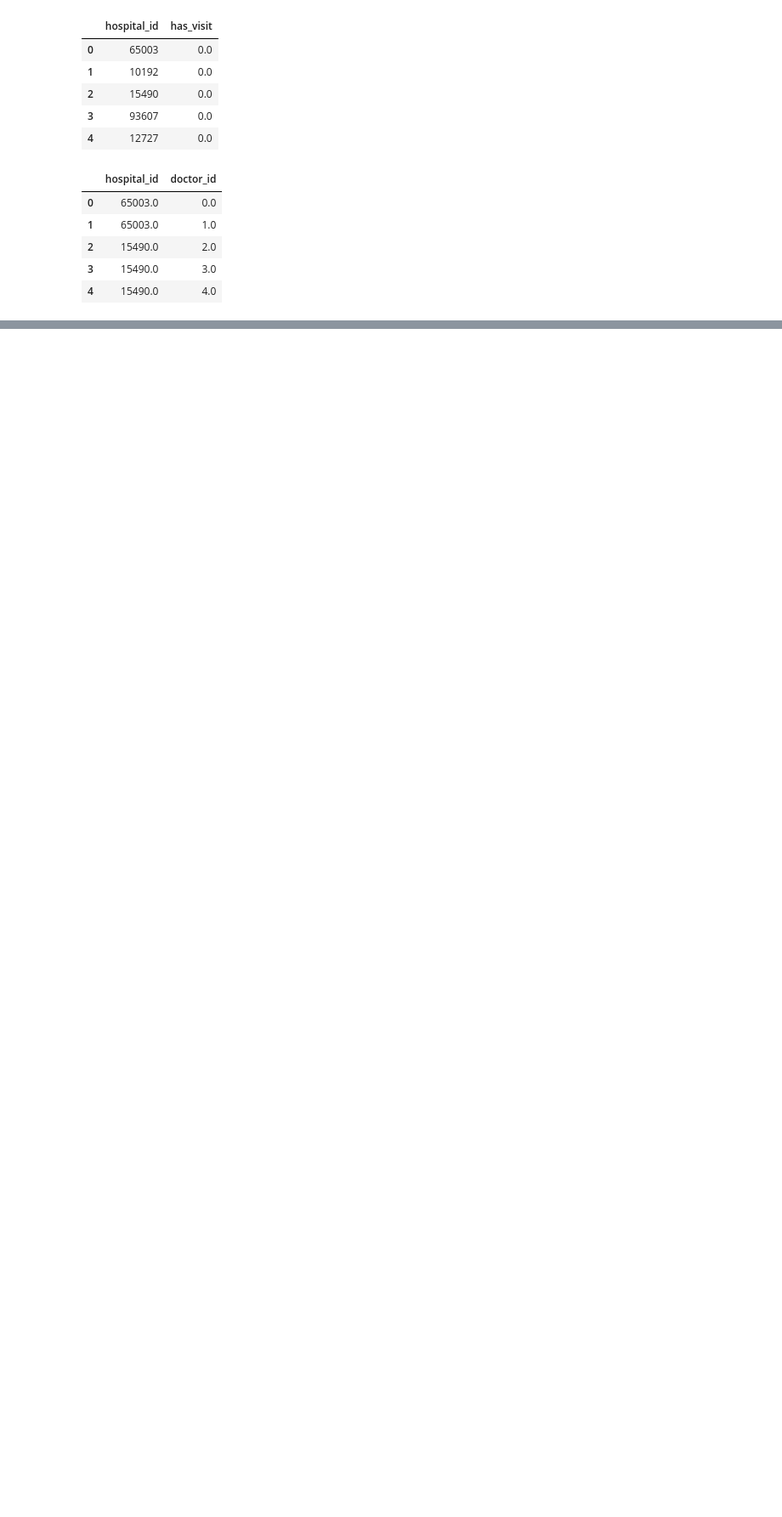
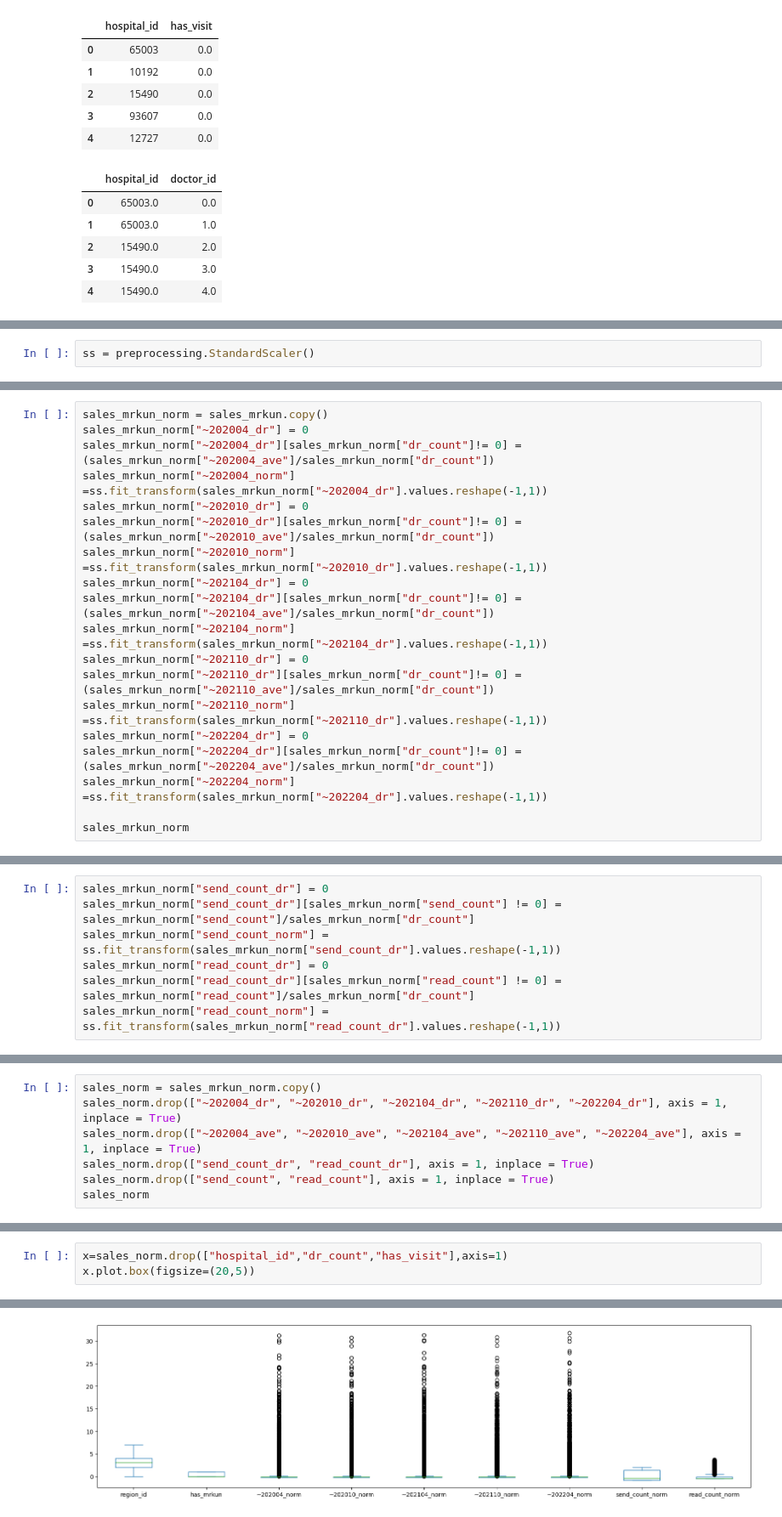
Before and after one commit to uehiratakumu/VScode, a Jupyter notebook: M3_intern/eda.ipynb, the cells around one changed output, grey strips where cells are left out. Shown at 85% size. Cells and saved outputs as stored; diff of their text form; blank space fills up the shorter version.

```diff
--- a/M3_intern/eda.ipynb
+++ b/M3_intern/eda.ipynb
@@ -248,0 +218,2 @@ train.corr().style.background_gradient(axis=None)
+# %%
+ss = preprocessing.StandardScaler()
@@ -248,0 +222,19 @@ train.corr().style.background_gradient(axis=None)
+# %%
+sales_mrkun_norm = sales_mrkun.copy()
+sales_mrkun_norm["~202004_dr"] = 0
+sales_mrkun_norm["~202004_dr"][sales_mrkun_norm["dr_count"]!= 0] = (sales_mrkun_norm["~202004_ave"]/sales_mrkun_norm["dr_count"])
+sales_mrkun_norm["~202004_norm"] =ss.fit_transform(sales_mrkun_norm["~202004_dr"].values.reshape(-1,1))
+sales_mrkun_norm["~202010_dr"] = 0
+sales_mrkun_norm["~202010_dr"][sales_mrkun_norm["dr_count"]!= 0] = (sales_mrkun_norm["~202010_ave"]/sales_mrkun_norm["dr_count"])
+sales_mrkun_norm["~202010_norm"] =ss.fit_transform(sales_mrkun_norm["~202010_dr"].values.reshape(-1,1))
+sales_mrkun_norm["~202104_dr"] = 0
+sales_mrkun_norm["~202104_dr"][sales_mrkun_norm["dr_count"]!= 0] = (sales_mrkun_norm["~202104_ave"]/sales_mrkun_norm["dr_count"])
+sales_mrkun_norm["~202104_norm"] =ss.fit_transform(sales_mrkun_norm["~202104_dr"].values.reshape(-1,1))
+sales_mrkun_norm["~202110_dr"] = 0
+sales_mrkun_norm["~202110_dr"][sales_mrkun_norm["dr_count"]!= 0] = (sales_mrkun_norm["~202110_ave"]/sales_mrkun_norm["dr_count"])
+sales_mrkun_norm["~202110_norm"] =ss.fit_transform(sales_mrkun_norm["~202110_dr"].values.reshape(-1,1))
+sales_mrkun_norm["~202204_dr"] = 0
+sales_mrkun_norm["~202204_dr"][sales_mrkun_norm["dr_count"]!= 0] = (sales_mrkun_norm["~202204_ave"]/sales_mrkun_norm["dr_count"])
+sales_mrkun_norm["~202204_norm"] =ss.fit_transform(sales_mrkun_norm["~202204_dr"].values.reshape(-1,1))
+
+sales_mrkun_norm
@@ -248,0 +275,7 @@ train.corr().style.background_gradient(axis=None)
+# %%
+sales_mrkun_norm["send_count_dr"] = 0
+sales_mrkun_norm["send_count_dr"][sales_mrkun_norm["send_count"] != 0] = sales_mrkun_norm["send_count"]/sales_mrkun_norm["dr_count"]
+sales_mrkun_norm["send_count_norm"] = ss.fit_transform(sales_mrkun_norm["send_count_dr"].values.reshape(-1,1))
+sales_mrkun_norm["read_count_dr"] = 0
+sales_mrkun_norm["read_count_dr"][sales_mrkun_norm["read_count"] != 0] = sales_mrkun_norm["read_count"]/sales_mrkun_norm["dr_count"]
+sales_mrkun_norm["read_count_norm"] = ss.fit_transform(sales_mrkun_norm["read_count_dr"].values.reshape(-1,1))
@@ -248,0 +304,7 @@ train.corr().style.background_gradient(axis=None)
+# %%
+sales_norm = sales_mrkun_norm.copy()
+sales_norm.drop(["~202004_dr", "~202010_dr", "~202104_dr", "~202110_dr", "~202204_dr"], axis = 1, inplace = True)
+sales_norm.drop(["~202004_ave", "~202010_ave", "~202104_ave", "~202110_ave", "~202204_ave"], axis = 1, inplace = True)
+sales_norm.drop(["send_count_dr", "read_count_dr"], axis = 1, inplace = True)
+sales_norm.drop(["send_count", "read_count"], axis = 1, inplace = True)
+sales_norm
@@ -248,0 +471,4 @@ train.corr().style.background_gradient(axis=None)
+# %%
+x=sales_norm.drop(["hospital_id","dr_count","has_visit"],axis=1)
+x.plot.box(figsize=(20,5))
+# %% [output]
@@ -248,0 +476 @@ train.corr().style.background_gradient(axis=None)
+[figure, added]
```
Also changed, not shown: parts of 53 cells of this notebook, 2 other files.
